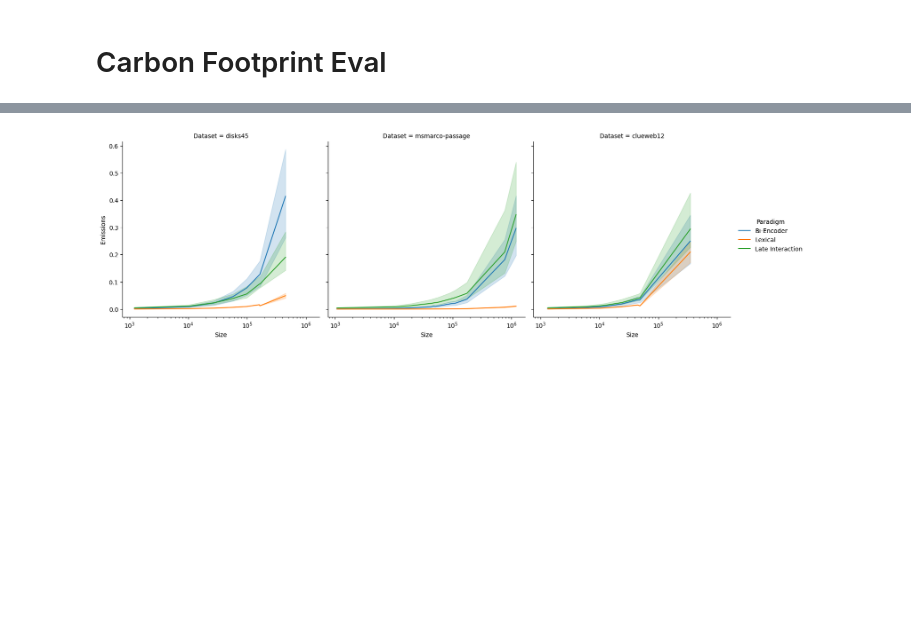
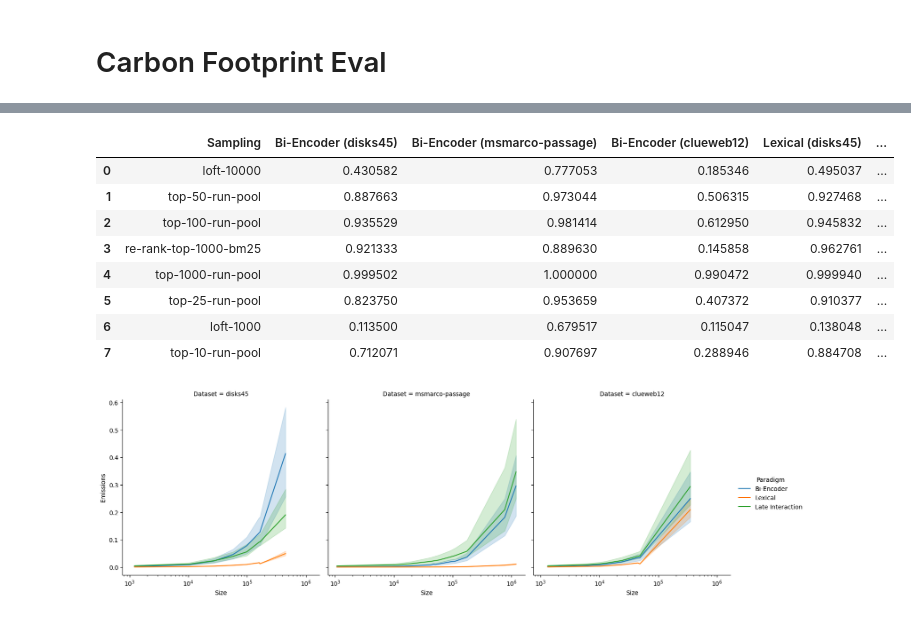
Before and after one commit to webis-de/ecir25-corpus-subsampling, a Jupyter notebook: notebooks/carbon-footprint-eval.ipynb, the cells around one changed output, grey strips where cells are left out. Drawn from its saved outputs; the diff is of its cells as text; code cells hidden in the pictures; blank space fills up the shorter version.

```diff
--- a/notebooks/carbon-footprint-eval.ipynb
+++ b/notebooks/carbon-footprint-eval.ipynb
@@ -91,2 +91,16 @@ df_recall
+# %%
+df_rbo = parse_data('../data/processed/carbon-footprints/aggregated.jsonl', lambda i: i['RBO@10'])
+df_rbo = to_rows(df_rbo)
+df_rbo
+# %% [output]
+|  | Sampling | Bi-Encoder (disks45) | Bi-Encoder (msmarco-passage) | Bi-Encoder (clueweb12) | Lexical (disks45) | ... |
+| 0 | loft-10000 | 0.430582 | 0.777053 | 0.185346 | 0.495037 | ... |
+| 1 | top-50-run-pool | 0.887663 | 0.973044 | 0.506315 | 0.927468 | ... |
+| 2 | top-100-run-pool | 0.935529 | 0.981414 | 0.612950 | 0.945832 | ... |
+| 3 | re-rank-top-1000-bm25 | 0.921333 | 0.889630 | 0.145858 | 0.962761 | ... |
+| 4 | top-1000-run-pool | 0.999502 | 1.000000 | 0.990472 | 0.999940 | ... |
+| 5 | top-25-run-pool | 0.823750 | 0.953659 | 0.407372 | 0.910377 | ... |
+| 6 | loft-1000 | 0.113500 | 0.679517 | 0.115047 | 0.138048 | ... |
+| 7 | top-10-run-pool | 0.712071 | 0.907697 | 0.288946 | 0.884708 | ... |
 # %%
 dataset_sizes = dataset_id_to_corpus_sizes()
```
Also changed, not shown: parts of 7 cells of this notebook.
